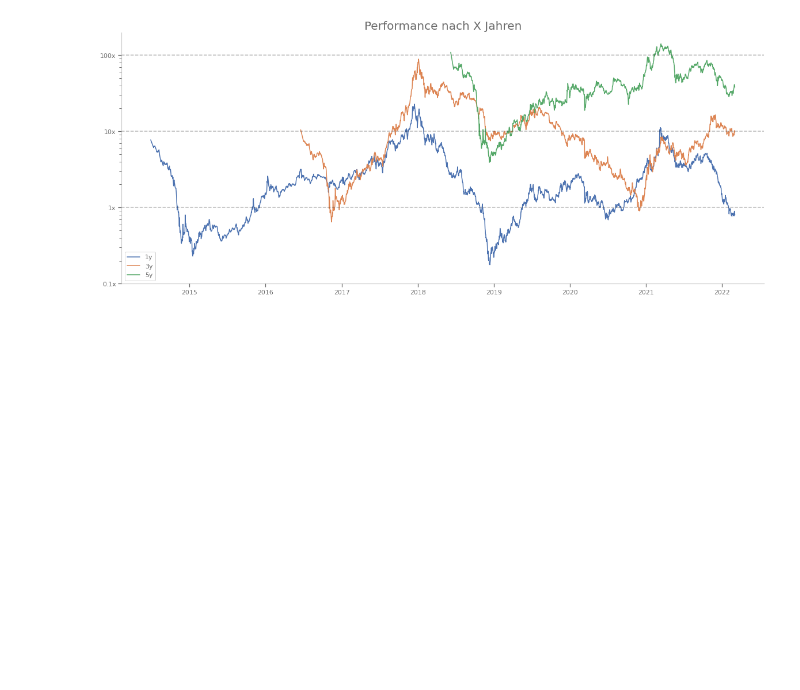
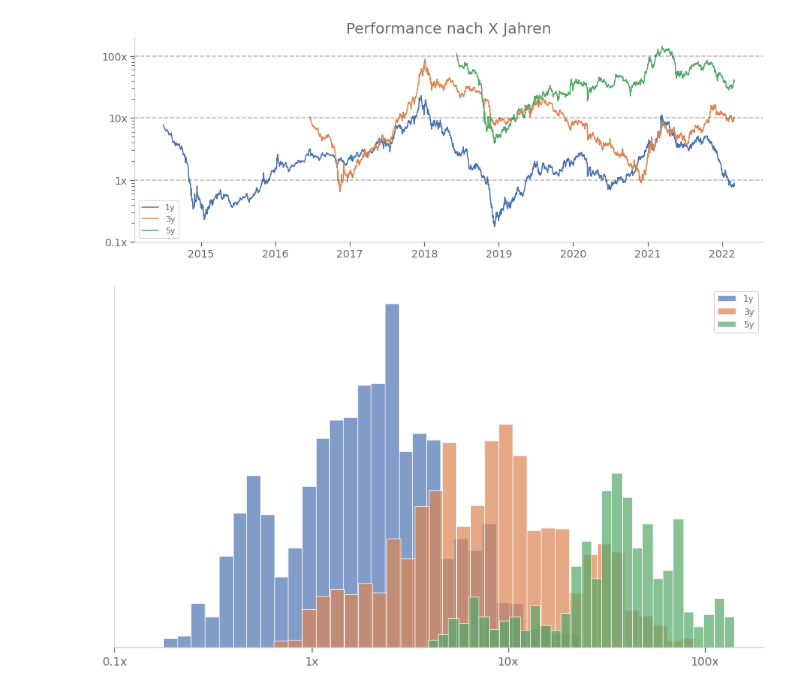
Before and after one commit to dspicher/btc_price_graphs, a Jupyter notebook: btc_price_graphs.ipynb, the cells around one changed output. Cells and saved outputs as stored; diff of their text form; code cells hidden in the pictures; blank space fills up the shorter version.

Commit message:
fix labels

```diff
--- a/btc_price_graphs.ipynb
+++ b/btc_price_graphs.ipynb
@@ -32,3 +5,31 @@ sns.set_context("notebook", rc={"font.size":16,
+# %%
+import seaborn as sns
+sns.set(font='sans-serif',
+        rc={
+ 'axes.axisbelow': False,
+ 'axes.edgecolor': 'lightgrey',
+ 'axes.facecolor': 'None',
+ 'axes.grid': False,
+ 'axes.labelcolor': 'dimgrey',
+ 'axes.spines.right': False,
+ 'axes.spines.top': False,
+ 'figure.facecolor': 'white',
+ 'lines.solid_capstyle': 'round',
+ 'patch.edgecolor': 'w',
+ 'patch.force_edgecolor': True,
+ 'text.color': 'dimgrey',
+ 'xtick.color': 'dimgrey',
+ 'xtick.direction': 'out',
+ 'xtick.bottom': True,
+            'xtick.labelsize':800,
+ 'xtick.top': False,
+ 'ytick.color': 'dimgrey',
+ 'ytick.direction': 'out',
+            'ytick.left': True,
+ 'ytick.right': False})
+sns.set_context("notebook", rc={"font.size":16,
+                                "axes.titlesize":20,
+                                "axes.labelsize":18})
 # %%
 import csv, datetime
 with open('btcchf.csv', newline='') as csvfile:
@@ -69,17 +71,26 @@ def get_returns(delta):
         returns[d]= prices[d]/prices[d-delta]
     return returns
 # %%
-figure(figsize=(20,8))
+figure(figsize=(15,5))
 for d in [360, 3*360, 5*360]:
     rets = get_returns(datetime.timedelta(days=d))
     semilogy(sorted(rets.keys()), [rets[k] for k in sorted(rets.keys())])
 xl = xlim()
 plot(xl, [1,1],'k--', alpha=0.3)
 plot(xl, [10,10],'k--', alpha=0.3)
 plot(xl, [100,100],'k--', alpha=0.3)
 xlim(xl)
 legend(["1y", "3y", "5y"])
-yticks([0.1, 1,10,100],["0.1x", "1x", "10x","100x"])
+yticks([0.1, 1,10,100],["0.1x", "1x", "10x","100x"],fontsize=14)
+xticks(fontsize=14)
 _=title("Performance nach X Jahren")
+figure(figsize=(14,8))
+for d in [360, 3*360, 5*360]:
+    rets = get_returns(datetime.timedelta(days=d))
+    _=hist(log10(list(rets.values())),bins=30,alpha=0.7)
+legend(["1y", "3y", "5y"])
+yticks([])
+_=xticks([-1,0,1,2],["0.1x", "1x", "10x","100x"],fontsize=14)
 # %% [output]
-[figure, old version]
+[figure, new version]
+[figure, added]
```
Also changed, not shown: parts of 2 cells of this notebook.
